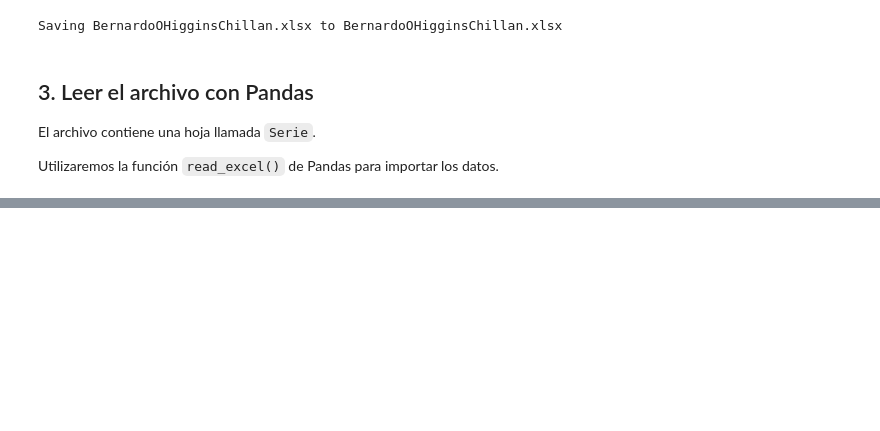
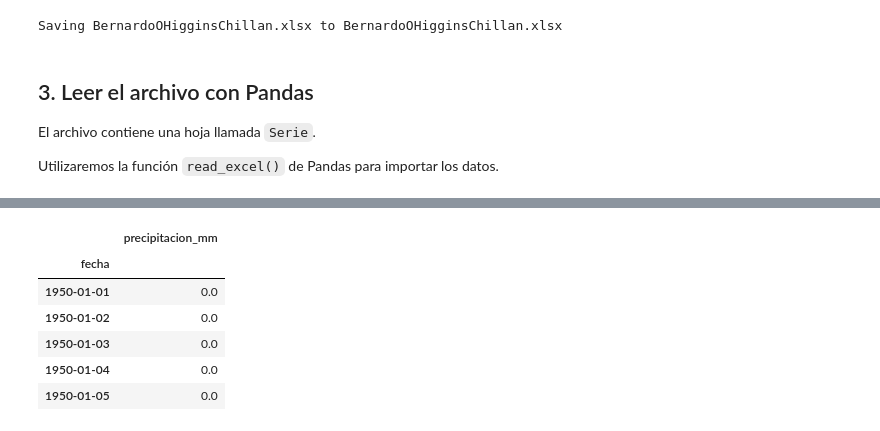
Before and after one commit to paulmunozpauta/Curso_Introduccion_Ciencia_Datos, a Jupyter notebook: Notebooks/M02_02_Organización_preparación_datos.ipynb, the cells around one changed output, grey strips where cells are left out. Drawn from its saved outputs; the diff is of its cells as text; code cells hidden in the pictures; blank space fills up the shorter version.

```diff
--- a/Notebooks/M02_02_Organización_preparación_datos.ipynb
+++ b/Notebooks/M02_02_Organización_preparación_datos.ipynb
@@ -688,0 +74,33 @@ El gráfico debe incluir:
+# %%
+datos = pd.read_excel(
+    "BernardoOHigginsChillan.xlsx",
+    sheet_name="Serie"
+)
+
+datos["fecha"] = pd.to_datetime(
+    dict(
+        year=datos["agno"],
+        month=datos["mes"],
+        day=datos["dia"]
+    )
+)
+
+datos = datos.rename(columns={
+    "valor": "precipitacion_mm"
+})
+
+datos = datos[
+    ["fecha", "precipitacion_mm"]
+]
+
+datos = datos.set_index("fecha")
+
+datos.head()
+# %% [output]
+|  | precipitacion_mm |
+| fecha |  |
+| 1950-01-01 | 0.0 |
+| 1950-01-02 | 0.0 |
+| 1950-01-03 | 0.0 |
+| 1950-01-04 | 0.0 |
+| 1950-01-05 | 0.0 |
```
Also changed, not shown: parts of 106 cells of this notebook.
